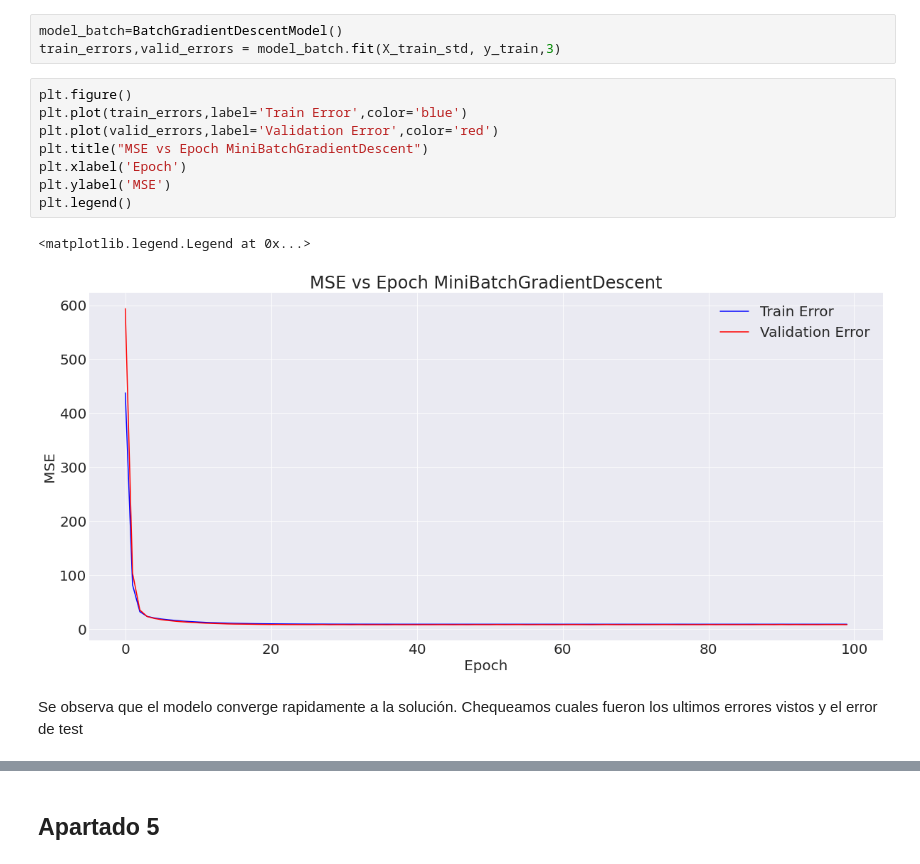
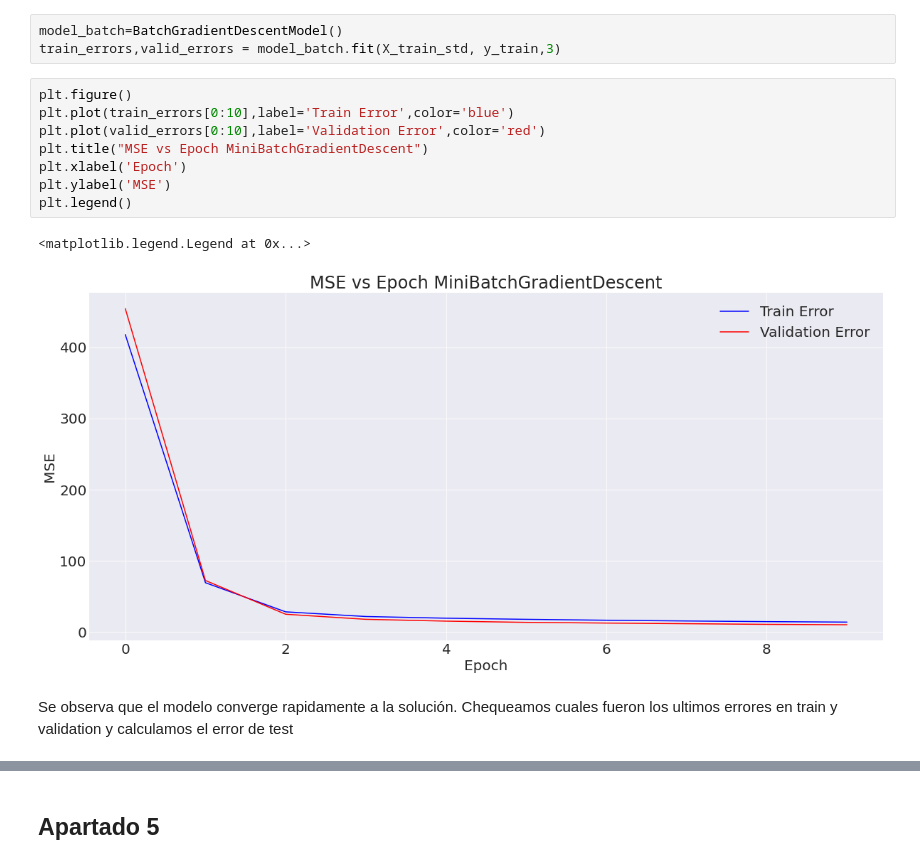
Before and after one commit to maxit1992/CEIA_IIA, a Jupyter notebook: Clase8Scripts/Examen/Examen_Maximiliano_Torti.ipynb, the cells around one changed output, grey strips where cells are left out. Drawn from its saved outputs; the diff is of its cells as text.

```diff
--- a/Clase8Scripts/Examen/Examen_Maximiliano_Torti.ipynb
+++ b/Clase8Scripts/Examen/Examen_Maximiliano_Torti.ipynb
@@ -419,17 +419,17 @@ model_batch=BatchGradientDescentModel()
 train_errors,valid_errors = model_batch.fit(X_train_std, y_train,3)
 # %%
 plt.figure()
-plt.plot(train_errors,label='Train Error',color='blue')
-plt.plot(valid_errors,label='Validation Error',color='red')
+plt.plot(train_errors[0:10],label='Train Error',color='blue')
+plt.plot(valid_errors[0:10],label='Validation Error',color='red')
 plt.title("MSE vs Epoch MiniBatchGradientDescent")
 plt.xlabel('Epoch')
 plt.ylabel('MSE')
 plt.legend()
 # %% [output]
 <matplotlib.legend.Legend at 0x...>
-[figure, old version]
+[figure, new version]
 # %% [markdown]
-Se observa que el modelo converge rapidamente a la solución. Chequeamos cuales fueron los ultimos errores vistos y el error de test
+Se observa que el modelo converge rapidamente a la solución. Chequeamos cuales fueron los ultimos errores en train y validation y calculamos el error de test
 # %%
 print('Last Train error: ',train_errors[-1])
 print('Last Validation error: ',valid_errors[-1])
```
Also changed, not shown: parts of 17 cells of this notebook.
